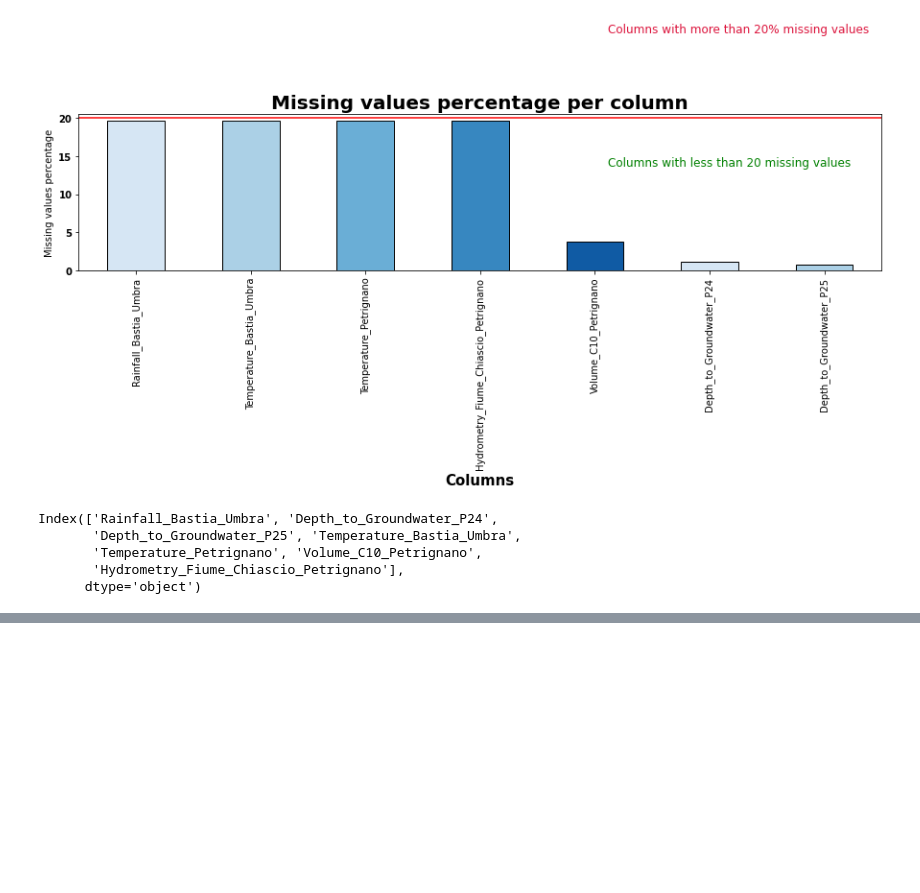
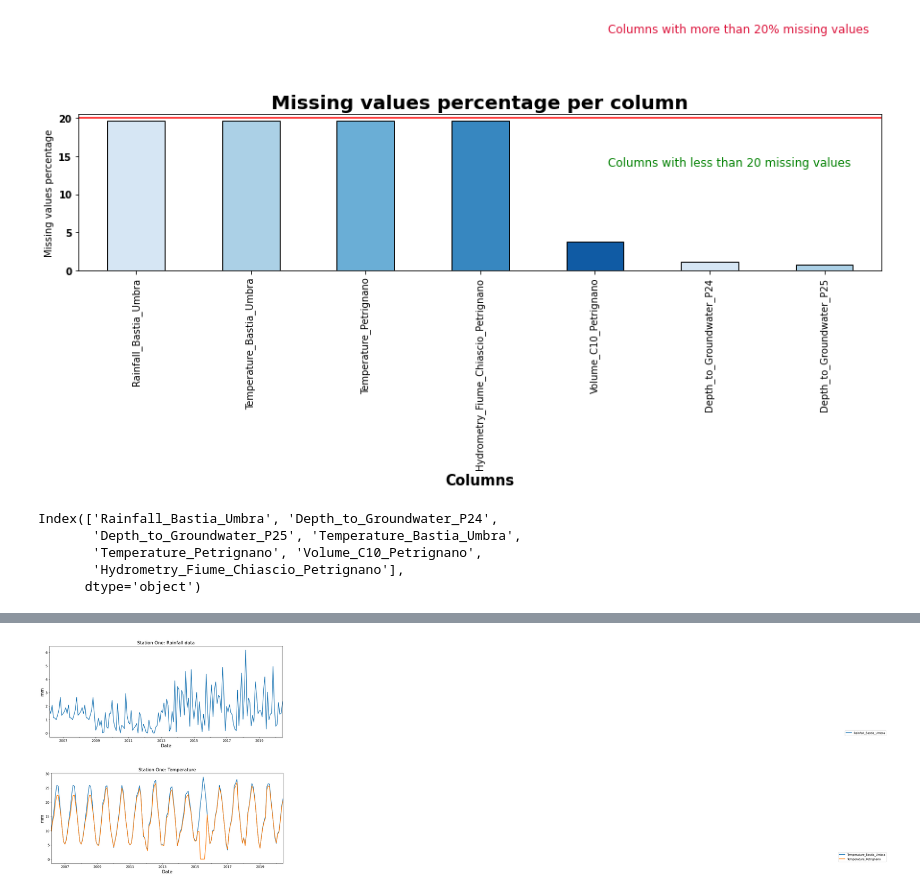
Before and after one commit to sobitd/aws-hackathon, a Jupyter notebook: Remote Sensing Data Analysis.ipynb, the cells around one changed output, grey strips where cells are left out. Cells and saved outputs as stored; diff of their text form; code cells hidden in the pictures; blank space fills up the shorter version.

```diff
--- a/Remote Sensing Data Analysis.ipynb
+++ b/Remote Sensing Data Analysis.ipynb
@@ -127,0 +162,22 @@ plot_data()
+# %%
+#replace missing value noted with '0' by the previous data
+df_station_one['Volume_C10_Petrignano'] = df_station_one['Rainfall_Bastia_Umbra'].replace(to_replace=0, method='ffill')
+
+#replace nan value with mean of the month of the year
+#first create two columns with the month and the year
+df_station_one['Month'] = pd.DatetimeIndex(df_station_one.index).month
+df_station_one['Year'] = pd.DatetimeIndex(df_station_one.index).year
+
+#replace nan value by the mean of the month of the year
+df_station_one.fillna(df_station_one.groupby(['Month','Year']).transform('mean'),inplace=True)
+
+#if the nan value still persists, replace with the yearly min
+df_station_one.fillna(df_station_one.groupby(['Month']).transform('mean'),inplace=True)
+# %%
+#now resample looking at the monthly value
+df_station_one = df_station_one.resample('M').mean()
+
+plot_data()
+# %% [output]
+[figure, added]
+[figure, added]
```
Also changed, not shown: parts of 3 cells of this notebook.
